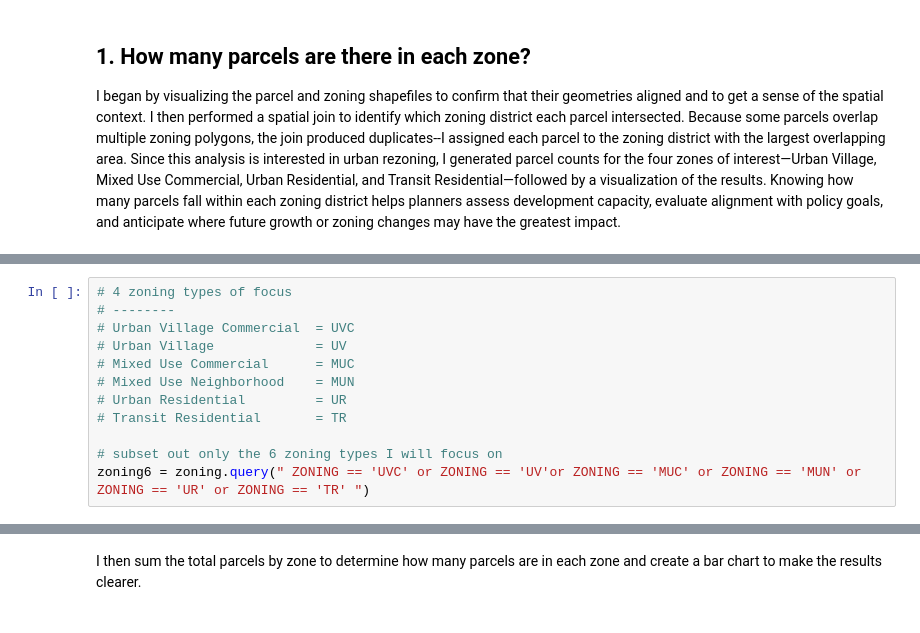
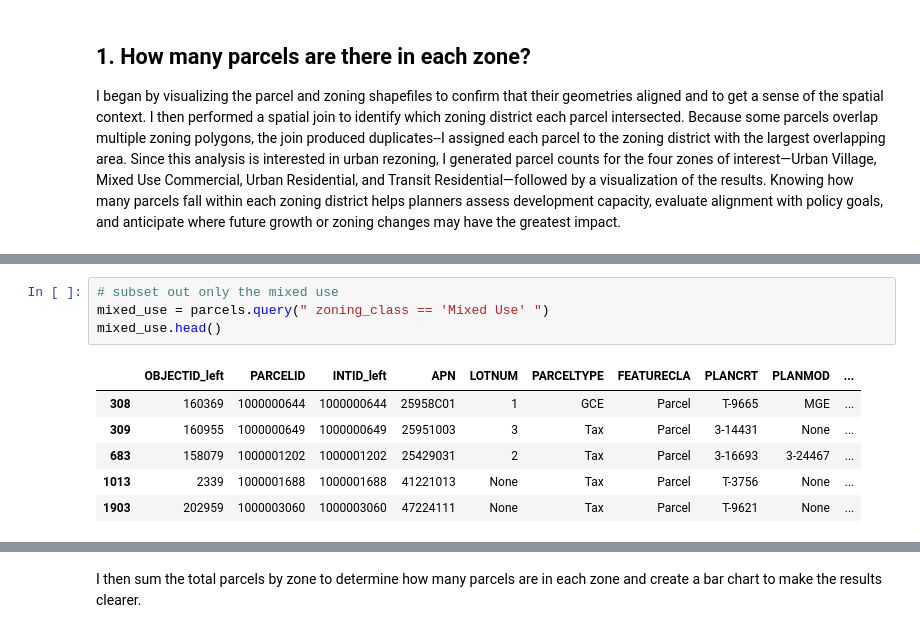
Before and after one commit to kaseyzapatka/sanjose_transit_equity, a Jupyter notebook: code/02_exploratory.ipynb, the cells around one changed output, grey strips where cells are left out. Cells and saved outputs as stored; diff of their text form.

```diff
--- a/code/02_exploratory.ipynb
+++ b/code/02_exploratory.ipynb
@@ -53,12 +69,11 @@ I began by visualizing the parcel and zoning shapefiles to confirm that their ge
 # %%
-# 4 zoning types of focus
-# --------
-# Urban Village Commercial  = UVC
-# Urban Village             = UV
-# Mixed Use Commercial      = MUC
-# Mixed Use Neighborhood    = MUN
-# Urban Residential         = UR
-# Transit Residential       = TR
-
-# subset out only the 6 zoning types I will focus on
-zoning6 = zoning.query(" ZONING == 'UVC' or ZONING == 'UV'or ZONING == 'MUC' or ZONING == 'MUN' or ZONING == 'UR' or ZONING == 'TR' ")
+# subset out only the mixed use
+mixed_use = parcels.query(" zoning_class == 'Mixed Use' ")
+mixed_use.head()
+# %% [output]
+|  | OBJECTID_left | PARCELID | INTID_left | APN | LOTNUM | PARCELTYPE | FEATURECLA | PLANCRT | PLANMOD | ... |
+| 308 | 160369 | 1000000644 | 1000000644 | 25958C01 | 1 | GCE | Parcel | T-9665 | MGE | ... |
+| 309 | 160955 | 1000000649 | 1000000649 | 25951003 | 3 | Tax | Parcel | 3-14431 | None | ... |
+| 683 | 158079 | 1000001202 | 1000001202 | 25429031 | 2 | Tax | Parcel | 3-16693 | 3-24467 | ... |
+| 1013 | 2339 | 1000001688 | 1000001688 | 41221013 | None | Tax | Parcel | T-3756 | None | ... |
+| 1903 | 202959 | 1000003060 | 1000003060 | 47224111 | None | Tax | Parcel | T-9621 | None | ... |
```
Also changed, not shown: parts of 10 cells of this notebook.
